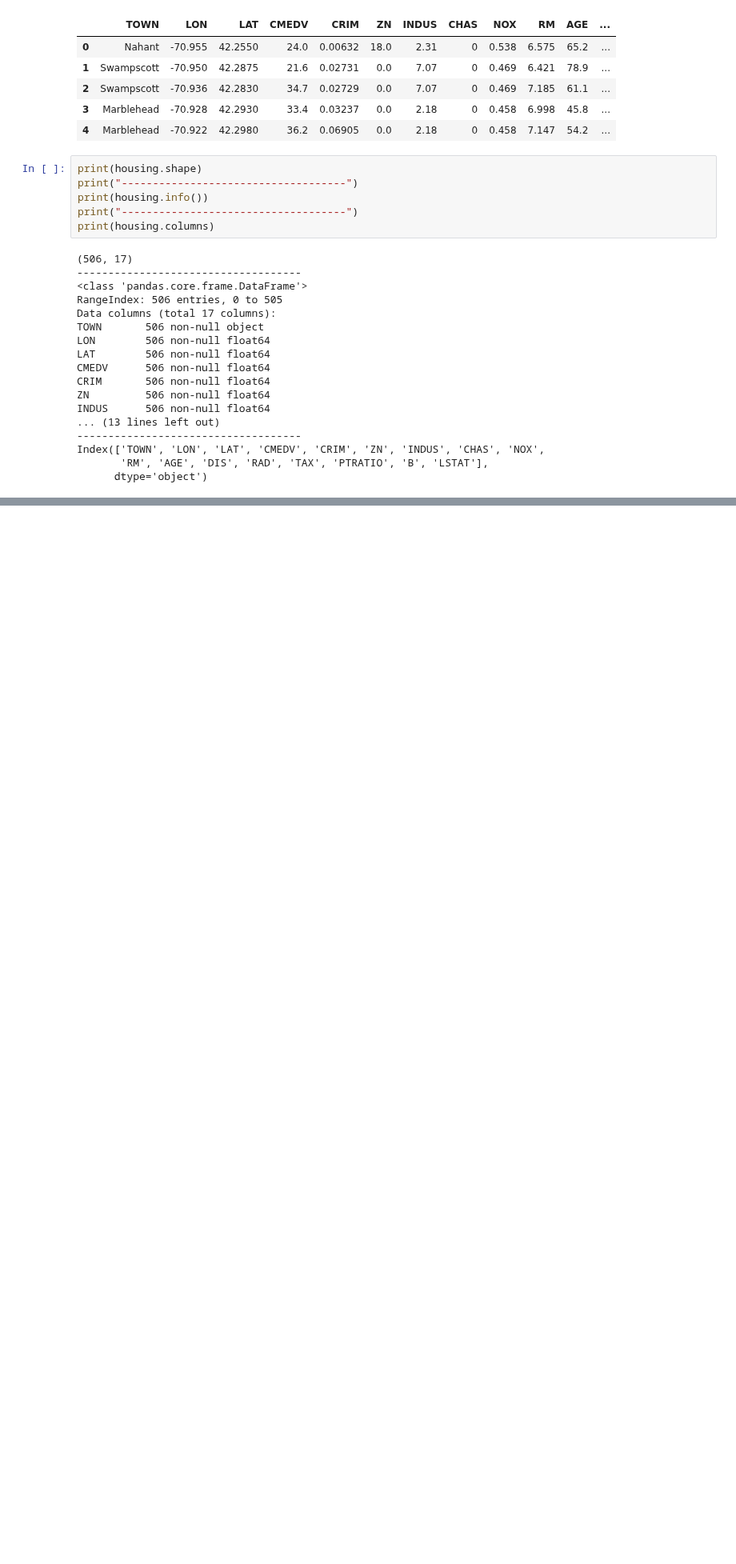
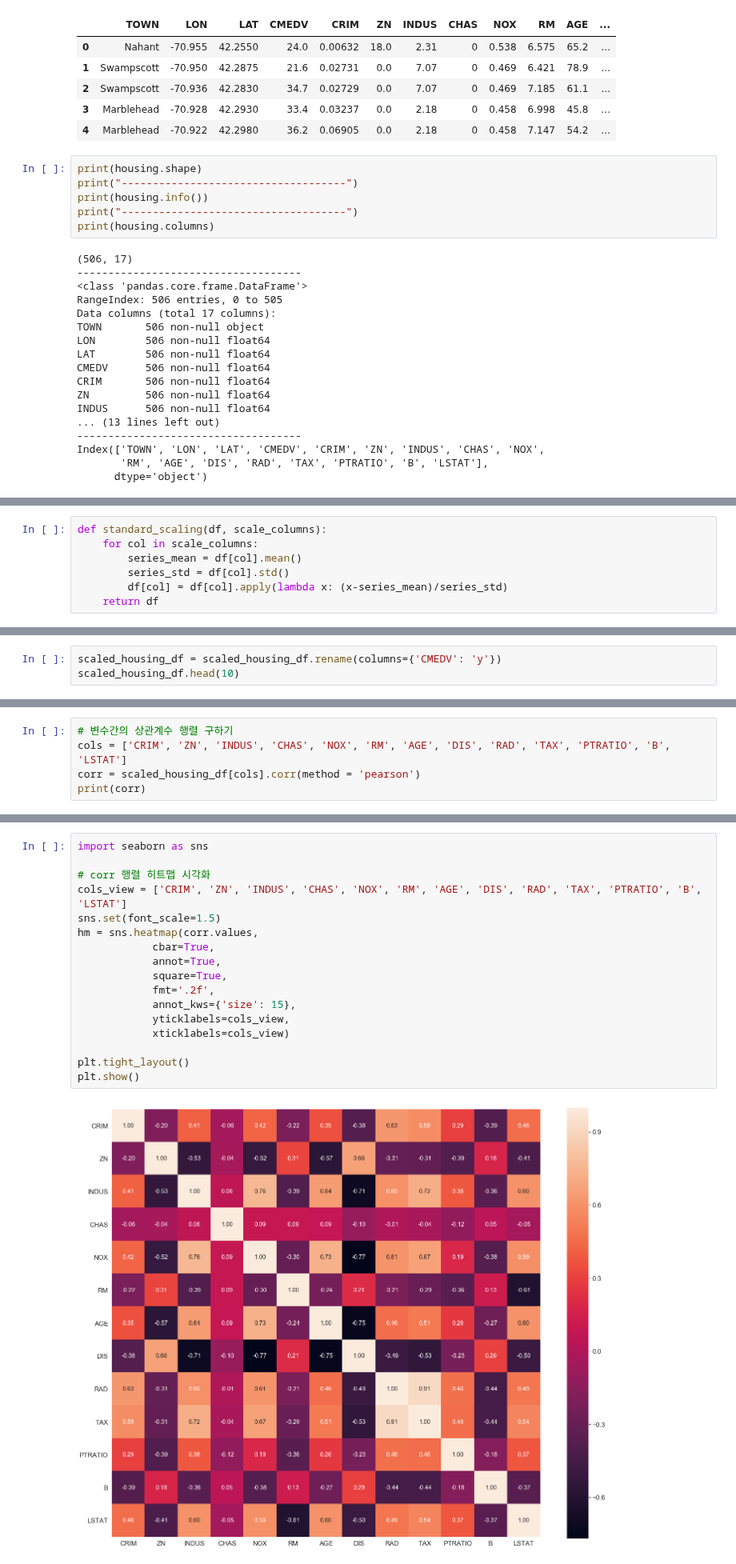
Before and after one commit to yoonkt200/python-data-analysis, a Jupyter notebook: chapter2/01-housing-prediction.ipynb, the cells around one changed output, grey strips where cells are left out. Shown at 80% size. Cells and saved outputs as stored; diff of their text form; blank space fills up the shorter version.

```diff
--- a/chapter2/01-housing-prediction.ipynb
+++ b/chapter2/01-housing-prediction.ipynb
@@ -73,0 +151,7 @@ Index(['TOWN', 'LON', 'LAT', 'CMEDV', 'CRIM', 'ZN', 'INDUS', 'CHAS', 'NOX',
+# %%
+def standard_scaling(df, scale_columns):
+    for col in scale_columns:
+        series_mean = df[col].mean()
+        series_std = df[col].std()
+        df[col] = df[col].apply(lambda x: (x-series_mean)/series_std)
+    return df
@@ -73,0 +167,3 @@ Index(['TOWN', 'LON', 'LAT', 'CMEDV', 'CRIM', 'ZN', 'INDUS', 'CHAS', 'NOX',
+# %%
+scaled_housing_df = scaled_housing_df.rename(columns={'CMEDV': 'y'})
+scaled_housing_df.head(10)
@@ -73,0 +186,5 @@ Index(['TOWN', 'LON', 'LAT', 'CMEDV', 'CRIM', 'ZN', 'INDUS', 'CHAS', 'NOX',
+# %%
+# 변수간의 상관계수 행렬 구하기
+cols = ['CRIM', 'ZN', 'INDUS', 'CHAS', 'NOX', 'RM', 'AGE', 'DIS', 'RAD', 'TAX', 'PTRATIO', 'B', 'LSTAT']
+corr = scaled_housing_df[cols].corr(method = 'pearson')
+print(corr)
@@ -73,0 +209,19 @@ Index(['TOWN', 'LON', 'LAT', 'CMEDV', 'CRIM', 'ZN', 'INDUS', 'CHAS', 'NOX',
+# %%
+import seaborn as sns
+
+# corr 행렬 히트맵 시각화
+cols_view = ['CRIM', 'ZN', 'INDUS', 'CHAS', 'NOX', 'RM', 'AGE', 'DIS', 'RAD', 'TAX', 'PTRATIO', 'B', 'LSTAT']
+sns.set(font_scale=1.5)
+hm = sns.heatmap(corr.values,
+            cbar=True,
+            annot=True,
+            square=True,
+            fmt='.2f',
+            annot_kws={'size': 15},
+            yticklabels=cols_view,
+            xticklabels=cols_view)
+
+plt.tight_layout()
+plt.show()
+# %% [output]
+[figure, added]
```
Also changed, not shown: parts of 65 cells of this notebook, 1 other file.
